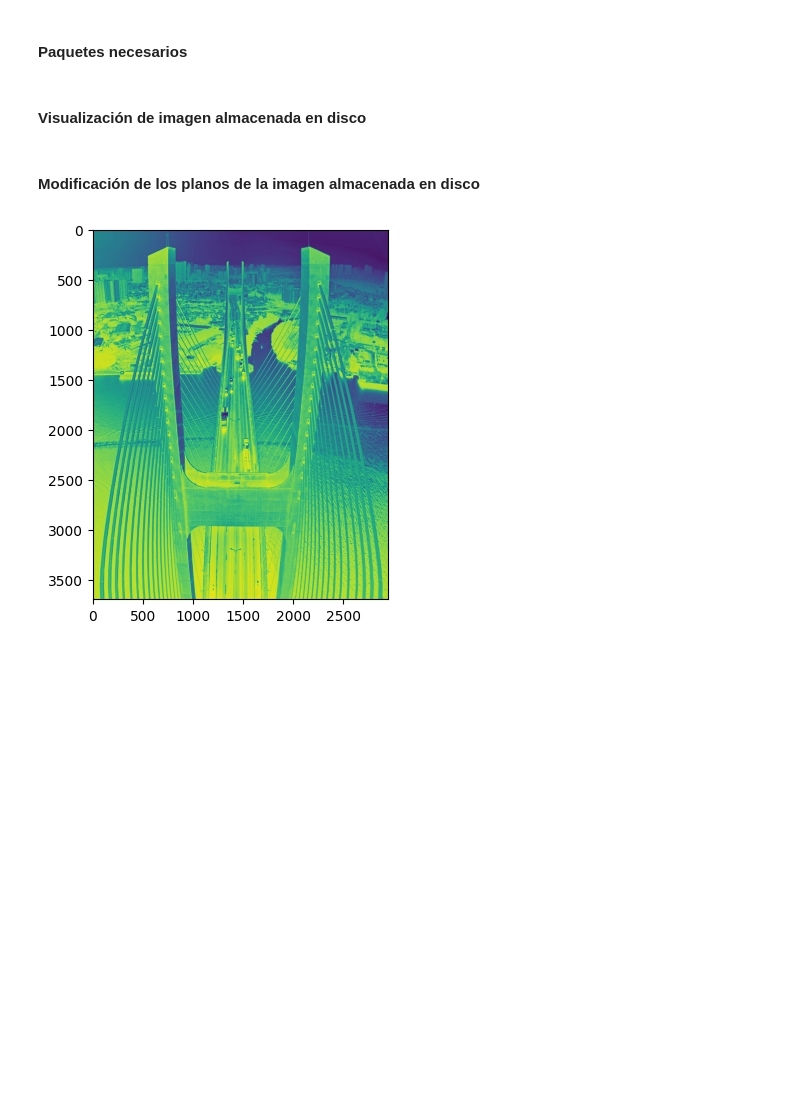
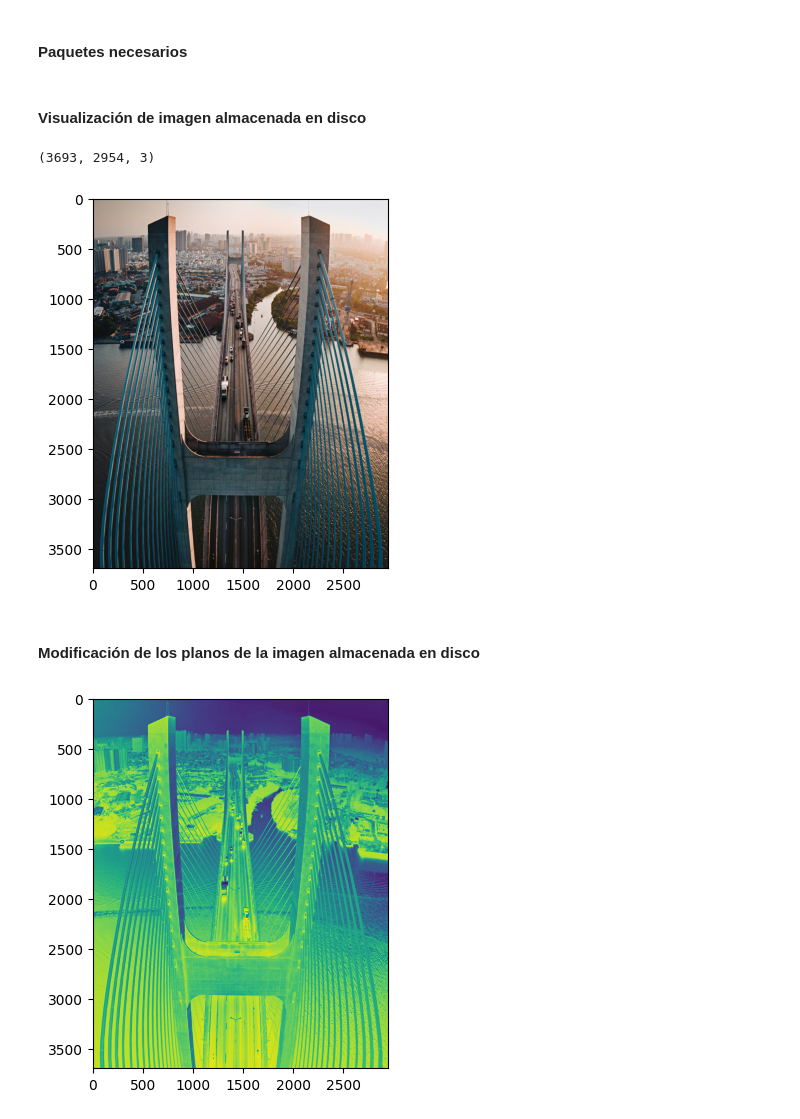
Before and after one commit to danibetzamora/VC, a Jupyter notebook: Práctica 1/Tarea 4.ipynb, the cells around one changed output. Drawn from its saved outputs; the diff is of its cells as text; code cells hidden in the pictures; blank space fills up the shorter version.

```diff
--- a/Práctica 1/Tarea 4.ipynb
+++ b/Práctica 1/Tarea 4.ipynb
@@ -6,6 +6,20 @@ import numpy as np
 import matplotlib.pyplot as plt
 # %% [markdown]
 #### Visualización de imagen almacenada en disco
+# %%
+#Carga imagen desde disco
+img = cv2.imread('Images/bridge.jpg')
+
+#Dimensiones
+print(img.shape)
+
+#Muestra imagen
+img_rgb = cv2.cvtColor(img, cv2.COLOR_BGR2RGB)
+plt.imshow(img_rgb)
+plt.show()
+# %% [output]
+(3693, 2954, 3)
+[figure, added]
 # %% [markdown]
 #### Modificación de los planos de la imagen almacenada en disco
 # %%
```
Also changed, not shown: 3 other files.
